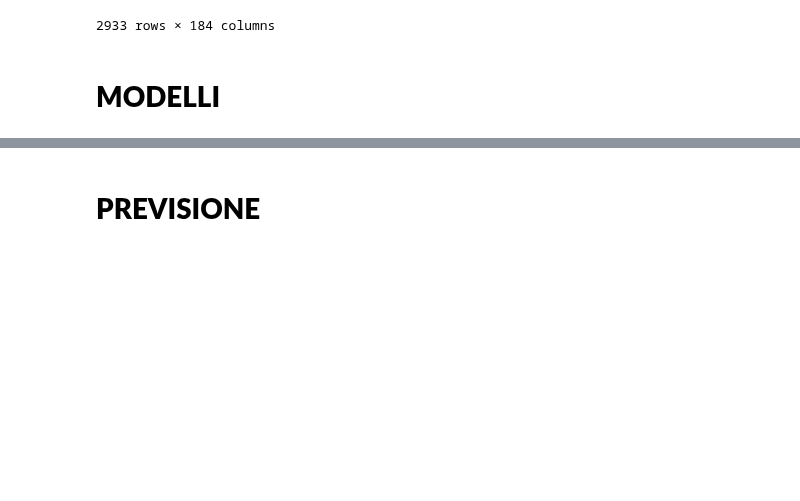
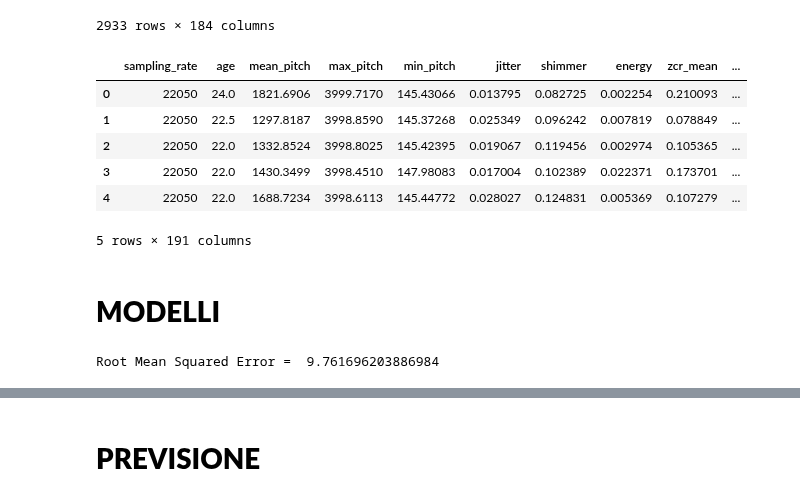
Before and after one commit to RBello02/Homework_Data_science, a Jupyter notebook: notebook_marti.ipynb, the cells around one changed output, grey strips where cells are left out. Saved outputs shown, nothing was run; the diff lists cells and outputs as text; code cells hidden in the pictures; blank space fills up the shorter version.

```diff
--- a/notebook_marti.ipynb
+++ b/notebook_marti.ipynb
@@ -123,3 +120,17 @@ print(data_dev)
+# %%
+data_dev = audio_feature_extraction(data_dev)
+# %%
+# negletting the columns about num_charac and num_words and path for training the regression model
+data_dev = data_dev.drop(columns = ['num_words', 'num_characters', 'path'])
+data_dev.head()
+# %% [output]
+|  | sampling_rate | age | mean_pitch | max_pitch | min_pitch | jitter | shimmer | energy | zcr_mean | ... |
+| 0 | 22050 | 24.0 | 1821.6906 | 3999.7170 | 145.43066 | 0.013795 | 0.082725 | 0.002254 | 0.210093 | ... |
+| 1 | 22050 | 22.5 | 1297.8187 | 3998.8590 | 145.37268 | 0.025349 | 0.096242 | 0.007819 | 0.078849 | ... |
+| 2 | 22050 | 22.0 | 1332.8524 | 3998.8025 | 145.42395 | 0.019067 | 0.119456 | 0.002974 | 0.105365 | ... |
+| 3 | 22050 | 22.0 | 1430.3499 | 3998.4510 | 147.98083 | 0.017004 | 0.102389 | 0.022371 | 0.173701 | ... |
+| 4 | 22050 | 22.0 | 1688.7234 | 3998.6113 | 145.44772 | 0.028027 | 0.124831 | 0.005369 | 0.107279 | ... |
+5 rows × 191 columns
 # %% [markdown]
 # **MODELLI**
 # %%
@@ -137,0 +152,11 @@ from sklearn.pipeline import make_pipeline, Pipeline
+# %%
+# Linear regressor with all features
+model = LinearRegression(
+    fit_intercept=True,  # calculate the y-intercept
+)
+
+model.fit(X_train_valid, y_train_valid)
+score = root_mean_squared_error(y_test, model.predict(X_test))
+print('Root Mean Squared Error = ', score )
+# %% [output]
+Root Mean Squared Error =  9.761696203886984
```
Also changed, not shown: parts of 7 cells of this notebook, 1 other file.
